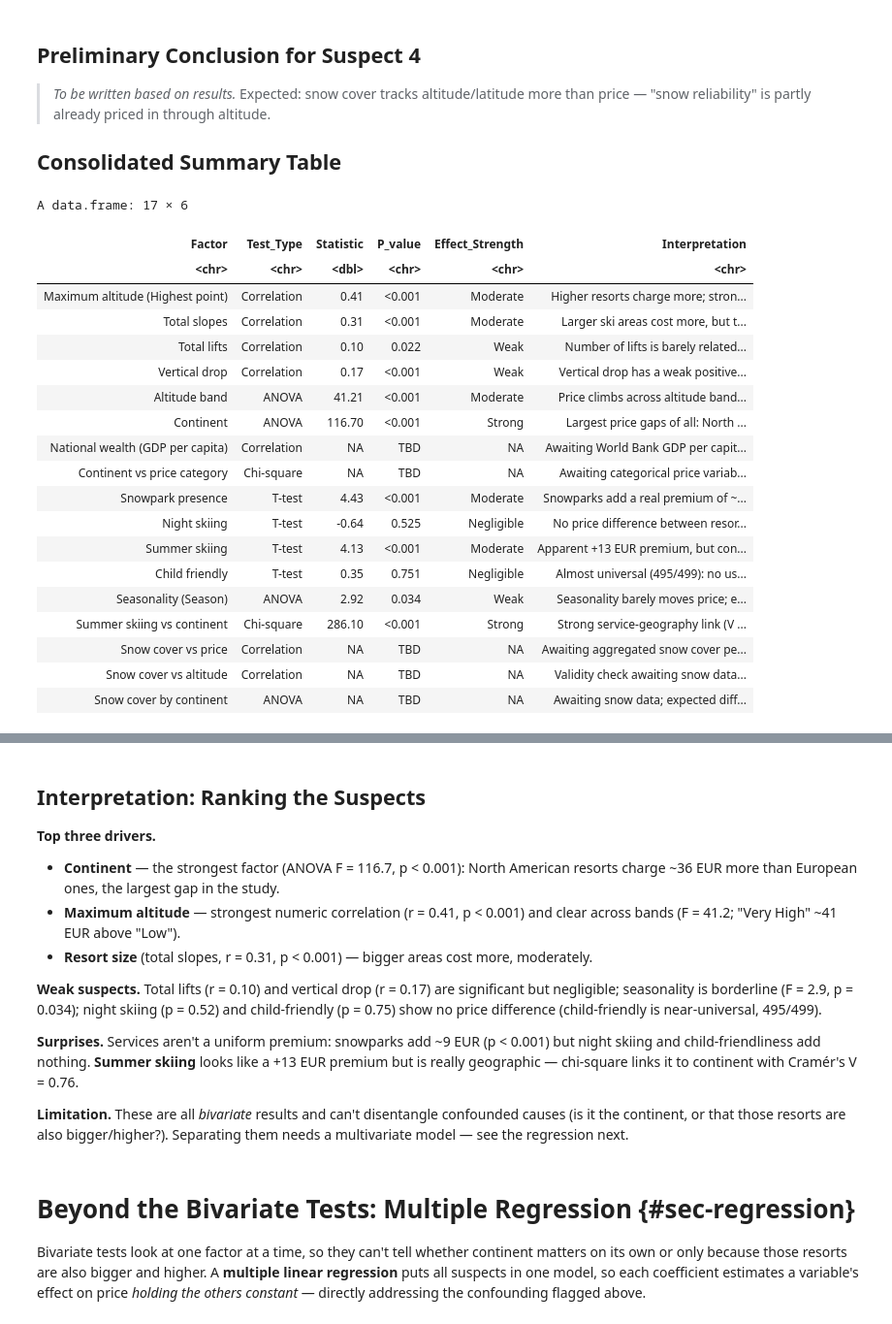
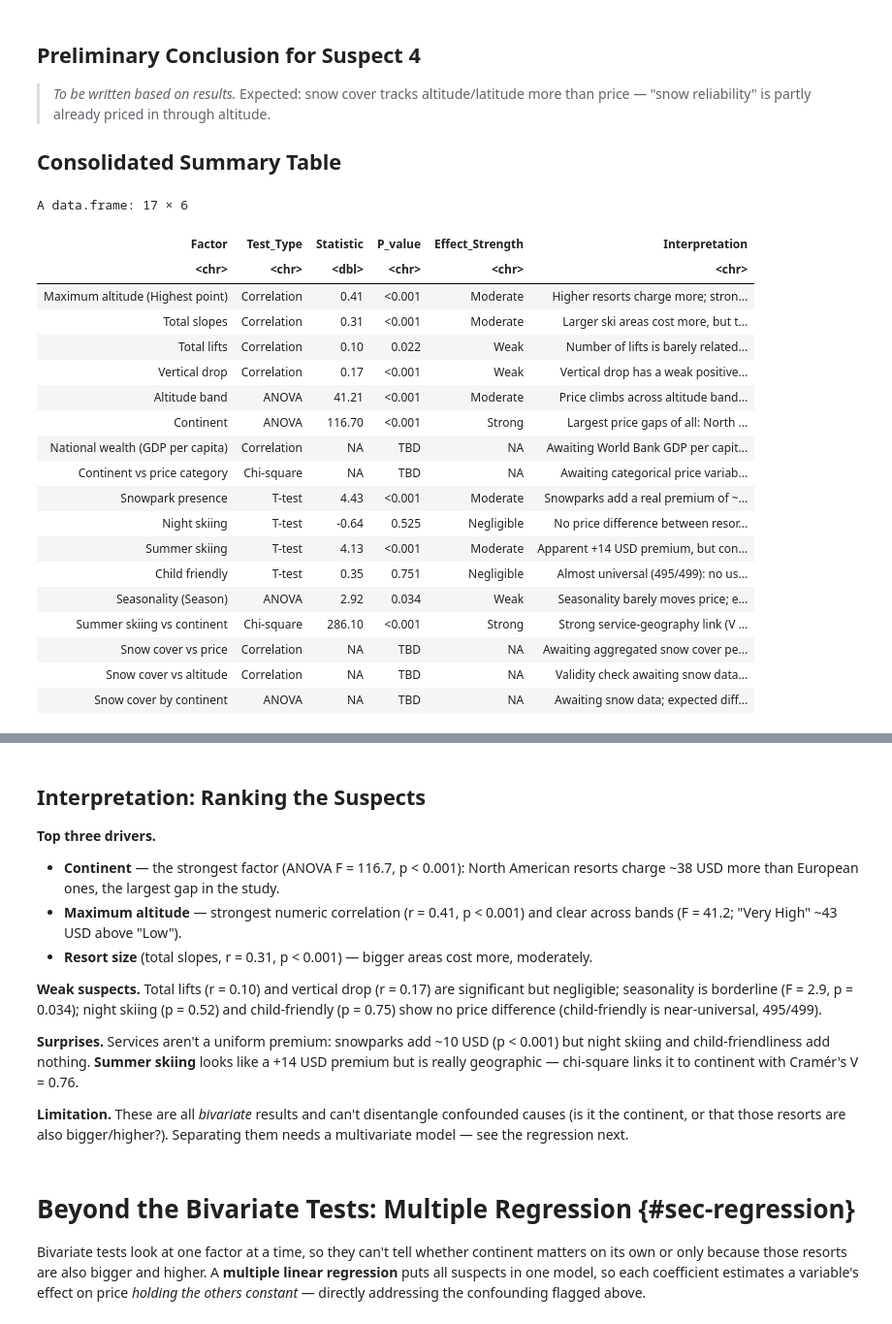
Before and after one commit to alessandroMacchii/Ski-resorts-prices-In-R, a Jupyter notebook: ski_analysis.ipynb, the cells around one changed output, grey strips where cells are left out. Shown at 97% size. Drawn from its saved outputs; the diff is of its cells as text; code cells hidden in the pictures.

```diff
--- a/ski_analysis.ipynb
+++ b/ski_analysis.ipynb
@@ -828,39 +829,39 @@ summary_table <- data.frame(
     "Larger ski areas cost more, but the link is only moderate (r = 0.31).",
     "Number of lifts is barely related to price (r = 0.10).",
     "Vertical drop has a weak positive link with price (r = 0.17).",
-    "Price climbs across altitude bands: Very High is ~41 EUR above Low.",
-    "Largest price gaps of all: North America ~+36 EUR vs Europe.",
+    "Price climbs across altitude bands: Very High is ~43 USD above Low.",
+    "Largest price gaps of all: North America ~+38 USD vs Europe.",
     "Awaiting World Bank GDP per capita merge (Section 2.6).",
     "Awaiting categorical price variable and contingency table.",
-    "Snowparks add a real premium of ~9 EUR (51.8 vs 42.5).",
+    "Snowparks add a real premium of ~10 USD (54.6 vs 44.8).",
     "No price difference between resorts with vs without night skiing.",
-    "Apparent +13 EUR premium, but confounded with hemisphere / glaciers.",
+    "Apparent +14 USD premium, but confounded with hemisphere / glaciers.",
     "Almost universal (495/499): no usable contrast, not significant.",
     "Seasonality barely moves price; effect is small and borderline.",
     "Strong service-geography link (V = 0.76): summer skiing is locational.",
     "Awaiting aggregated snow cover per resort.",
     "Validity check awaiting snow data (expected strong positive).",
     "Awaiting snow data; expected differences by continent."
   ),
   stringsAsFactors = FALSE
 )
 
 summary_table
 # %% [output]
 A data.frame: 17 × 6
 | Factor | Test_Type | Statistic | P_value | Effect_Strength | Interpretation |
 | <chr> | <chr> | <dbl> | <chr> | <chr> | <chr> |
 | Maximum altitude (Highest point) | Correlation | 0.41 | <0.001 | Moderate | Higher resorts charge more; stron... |
 | Total slopes | Correlation | 0.31 | <0.001 | Moderate | Larger ski areas cost more, but t... |
 | Total lifts | Correlation | 0.10 | 0.022 | Weak | Number of lifts is barely related... |
 | Vertical drop | Correlation | 0.17 | <0.001 | Weak | Vertical drop has a weak positive... |
 | Altitude band | ANOVA | 41.21 | <0.001 | Moderate | Price climbs across altitude band... |
 | Continent | ANOVA | 116.70 | <0.001 | Strong | Largest price gaps of all: North ... |
 | National wealth (GDP per capita) | Correlation | NA | TBD | NA | Awaiting World Bank GDP per capit... |
 | Continent vs price category | Chi-square | NA | TBD | NA | Awaiting categorical price variab... |
 | Snowpark presence | T-test | 4.43 | <0.001 | Moderate | Snowparks add a real premium of ~... |
 | Night skiing | T-test | -0.64 | 0.525 | Negligible | No price difference between resor... |
-| Summer skiing | T-test | 4.13 | <0.001 | Moderate | Apparent +13 EUR premium, but con... |
+| Summer skiing | T-test | 4.13 | <0.001 | Moderate | Apparent +14 USD premium, but con... |
 | Child friendly | T-test | 0.35 | 0.751 | Negligible | Almost universal (495/499): no us... |
 | Seasonality (Season) | ANOVA | 2.92 | 0.034 | Weak | Seasonality barely moves price; e... |
 | Summer skiing vs continent | Chi-square | 286.10 | <0.001 | Strong | Strong service-geography link (V ... |
@@ -901,13 +902,13 @@ print(summary_ranked, row.names = FALSE)
 
 **Top three drivers.**
 
-- **Continent** — the strongest factor (ANOVA F = 116.7, p < 0.001): North American resorts charge ~36 EUR more than European ones, the largest gap in the study.
-- **Maximum altitude** — strongest numeric correlation (r = 0.41, p < 0.001) and clear across bands (F = 41.2; "Very High" ~41 EUR above "Low").
+- **Continent** — the strongest factor (ANOVA F = 116.7, p < 0.001): North American resorts charge ~38 USD more than European ones, the largest gap in the study.
+- **Maximum altitude** — strongest numeric correlation (r = 0.41, p < 0.001) and clear across bands (F = 41.2; "Very High" ~43 USD above "Low").
 - **Resort size** (total slopes, r = 0.31, p < 0.001) — bigger areas cost more, moderately.
 
 **Weak suspects.** Total lifts (r = 0.10) and vertical drop (r = 0.17) are significant but negligible; seasonality is borderline (F = 2.9, p = 0.034); night skiing (p = 0.52) and child-friendly (p = 0.75) show no price difference (child-friendly is near-universal, 495/499).
 
-**Surprises.** Services aren't a uniform premium: snowparks add ~9 EUR (p < 0.001) but night skiing and child-friendliness add nothing. **Summer skiing** looks like a +13 EUR premium but is really geographic — chi-square links it to continent with Cramér's V = 0.76.
+**Surprises.** Services aren't a uniform premium: snowparks add ~10 USD (p < 0.001) but night skiing and child-friendliness add nothing. **Summer skiing** looks like a +14 USD premium but is really geographic — chi-square links it to continent with Cramér's V = 0.76.
 
 **Limitation.** These are all *bivariate* results and can't disentangle confounded causes (is it the continent, or that those resorts are also bigger/higher?). Separating them needs a multivariate model — see the regression next.
 # %% [markdown]
```
Also changed, not shown: parts of 24 cells of this notebook, 3 other files.
